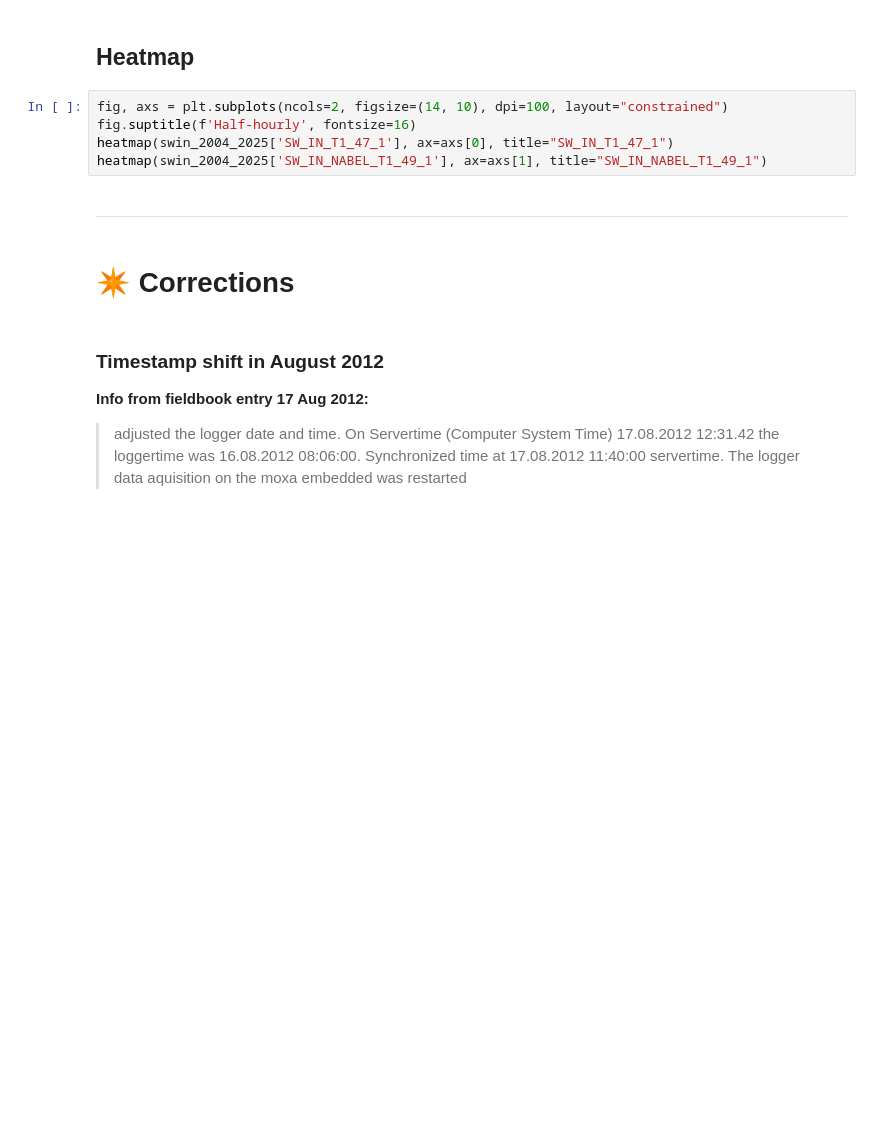
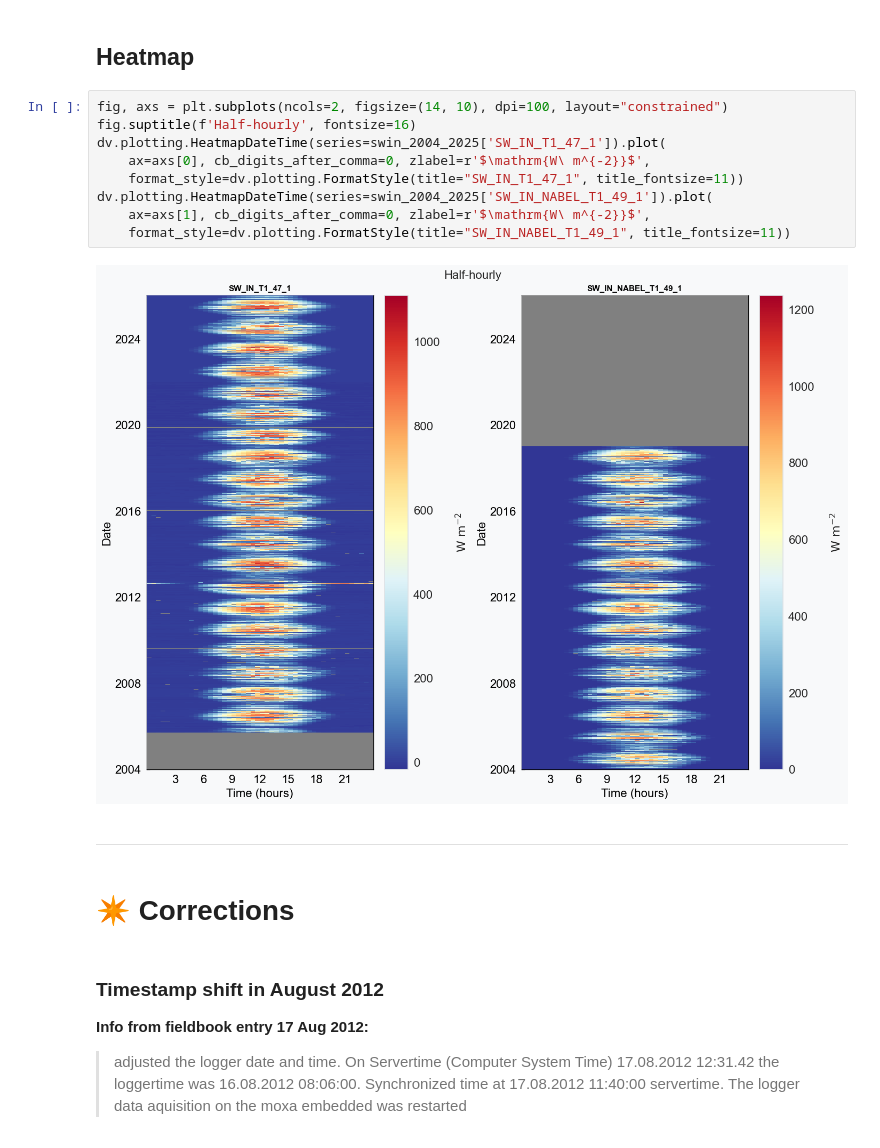
Before and after one commit to holukas/dataset_ch-lae_flux_product, a Jupyter notebook: workflow/10_METEO/01_DownloadPrepareMeteo_SWIN_2004-2025.ipynb, the cells around one changed output. Cells and saved outputs as stored; diff of their text form; blank space fills up the shorter version.

```diff
--- a/workflow/10_METEO/01_DownloadPrepareMeteo_SWIN_2004-2025.ipynb
+++ b/workflow/10_METEO/01_DownloadPrepareMeteo_SWIN_2004-2025.ipynb
@@ -217,8 +303,14 @@ swin_2004_2025
 # %%
 fig, axs = plt.subplots(ncols=2, figsize=(14, 10), dpi=100, layout="constrained")
 fig.suptitle(f'Half-hourly', fontsize=16)
-heatmap(swin_2004_2025['SW_IN_T1_47_1'], ax=axs[0], title="SW_IN_T1_47_1")
-heatmap(swin_2004_2025['SW_IN_NABEL_T1_49_1'], ax=axs[1], title="SW_IN_NABEL_T1_49_1")
+dv.plotting.HeatmapDateTime(series=swin_2004_2025['SW_IN_T1_47_1']).plot(
+    ax=axs[0], cb_digits_after_comma=0, zlabel=r'$\mathrm{W\ m^{-2}}$',
+    format_style=dv.plotting.FormatStyle(title="SW_IN_T1_47_1", title_fontsize=11))
+dv.plotting.HeatmapDateTime(series=swin_2004_2025['SW_IN_NABEL_T1_49_1']).plot(
+    ax=axs[1], cb_digits_after_comma=0, zlabel=r'$\mathrm{W\ m^{-2}}$',
+    format_style=dv.plotting.FormatStyle(title="SW_IN_NABEL_T1_49_1", title_fontsize=11))
+# %% [output]
+[figure, added]
 # %% [markdown]
 ***
 # %% [markdown]
```
Also changed, not shown: parts of 22 cells of this notebook.
